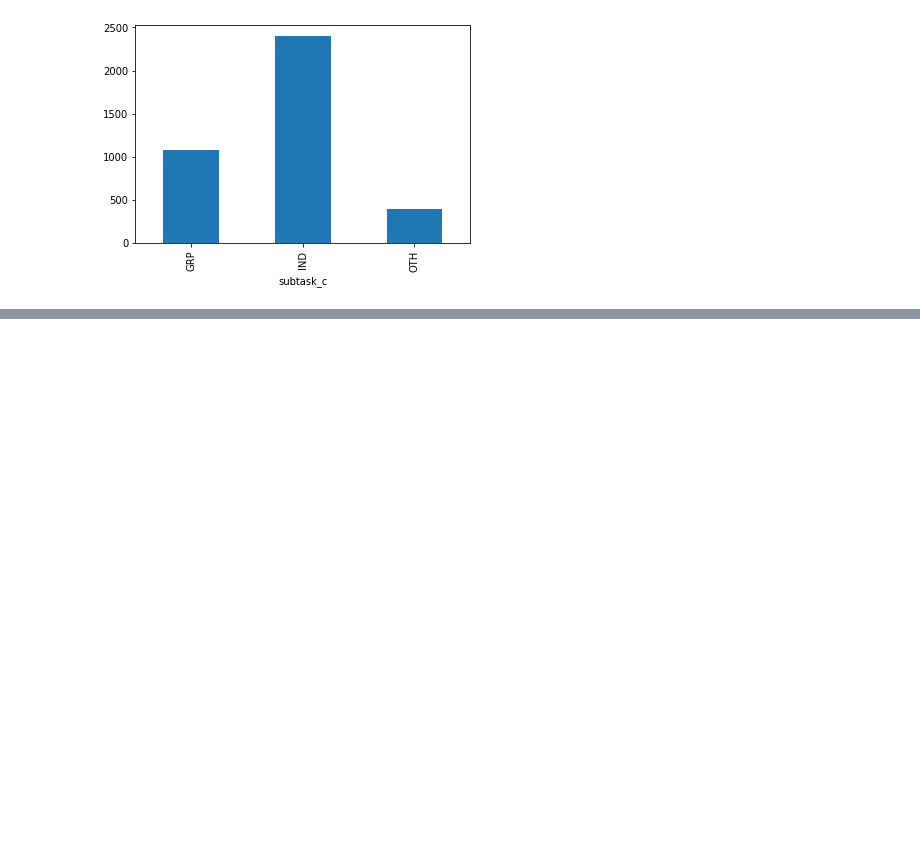
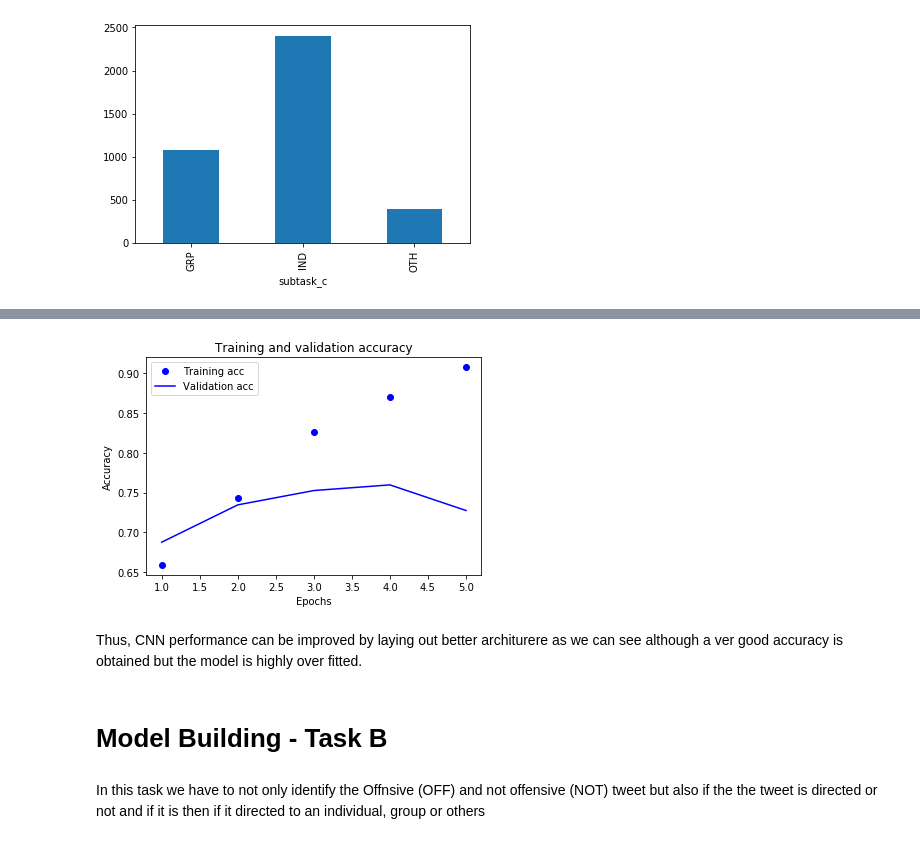
Before and after one commit to Ani997/msc_ai_sem2, a Jupyter notebook: NN_NLP/Lab6/lab6_semeval_task6.ipynb, the cells around one changed output, grey strips where cells are left out. Saved outputs shown, nothing was run; the diff lists cells and outputs as text; code cells hidden in the pictures; blank space fills up the shorter version.

```diff
--- a/NN_NLP/Lab6/lab6_semeval_task6.ipynb
+++ b/NN_NLP/Lab6/lab6_semeval_task6.ipynb
@@ -525,0 +647,10 @@ plt.show()
+# %%
+model2 = Sequential()
+embeddingLayer = createPretrainedEmbeddingLayer(wordToGlove, wordToIndex, isTrainable=True)
+model2.add(embeddingLayer)
+model2.add(Dropout(0.2))
+model2.add(Convolution1D(64, 5, activation='relu'))
+model2.add(MaxPooling1D(pool_size=4))
+model2.add(LSTM(100))
+model2.add(Dense(1, activation='sigmoid'))
+model2.summary()
@@ -525,0 +678,14 @@ plt.show()
+# %%
+model2.compile(optimizer='adam',
+              loss='binary_crossentropy',
+              metrics=['accuracy'])
+
+# X_val = np.array(X_train_enc[:10000])
+# partial_X_train = np.array(X_train_enc[10000:])
+
+history = model2.fit(X_train_enc,
+                    train_labels,
+                    epochs=5,
+                    batch_size=256,
+                    validation_split=0.2,
+                    verbose=1)
@@ -525,0 +710,28 @@ plt.show()
+# %%
+import matplotlib.pyplot as plt
+
+history_dict = history.history
+
+acc = history_dict['acc']
+val_acc = history_dict['val_acc']
+loss = history_dict['loss']
+val_loss = history_dict['val_loss']
+
+epochs = range(1, len(acc) + 1)
+
+plt.plot(epochs, acc, 'bo', label='Training acc')
+plt.plot(epochs, val_acc, 'b', label='Validation acc')
+plt.title('Training and validation accuracy')
+plt.xlabel('Epochs')
+plt.ylabel('Accuracy')
+plt.legend()
+
+plt.show()
+# %% [output]
+[figure, added]
+# %% [markdown]
+Thus, CNN performance can be improved by laying out better architurere as we can see although a ver good accuracy is obtained but the model is highly over fitted.
+# %% [markdown]
+# Model Building - Task B
+# %% [markdown]
+In this task we have to not only identify the Offnsive (OFF) and not offensive (NOT) tweet but also if the the tweet is directed or not and if it is then if it directed to an individual, group or others
```
Also changed, not shown: parts of 91 cells of this notebook.
